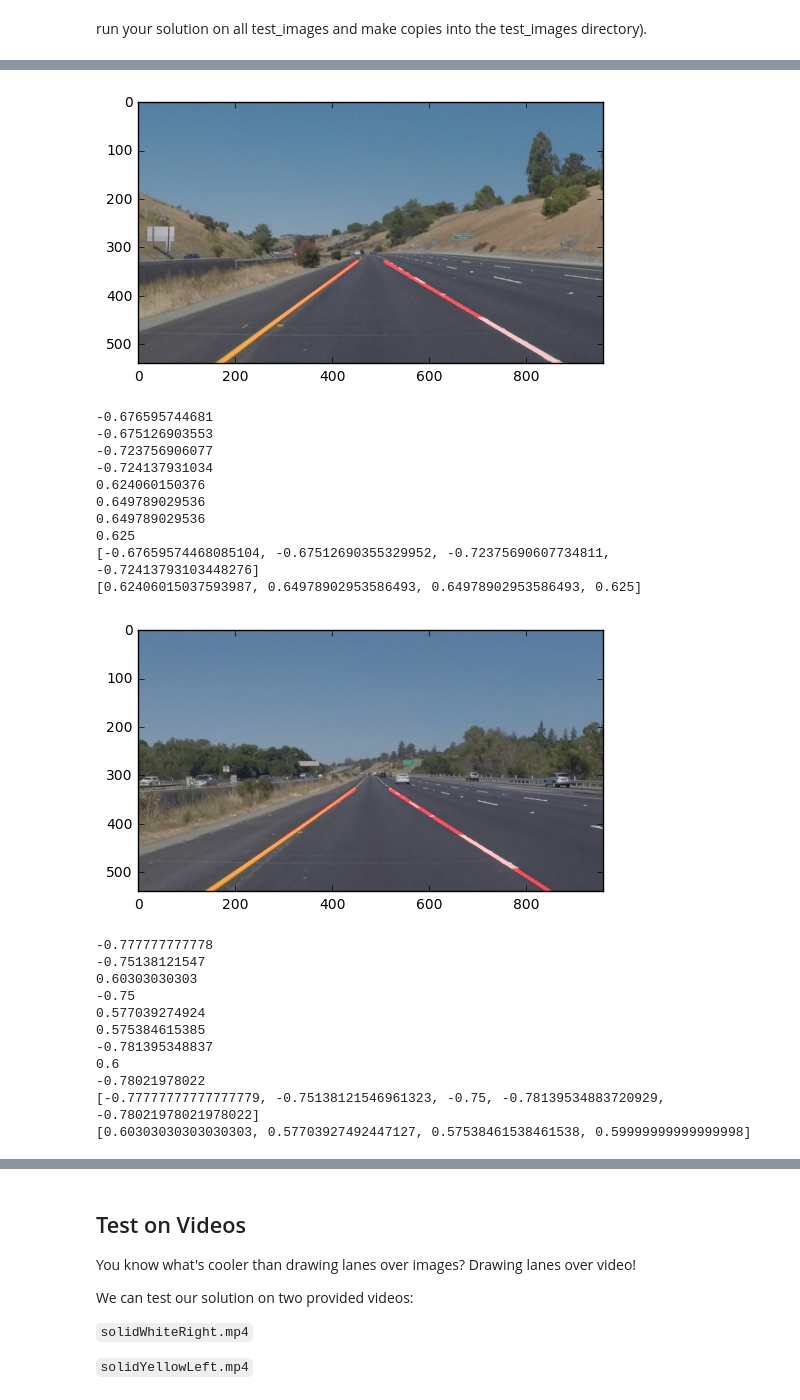
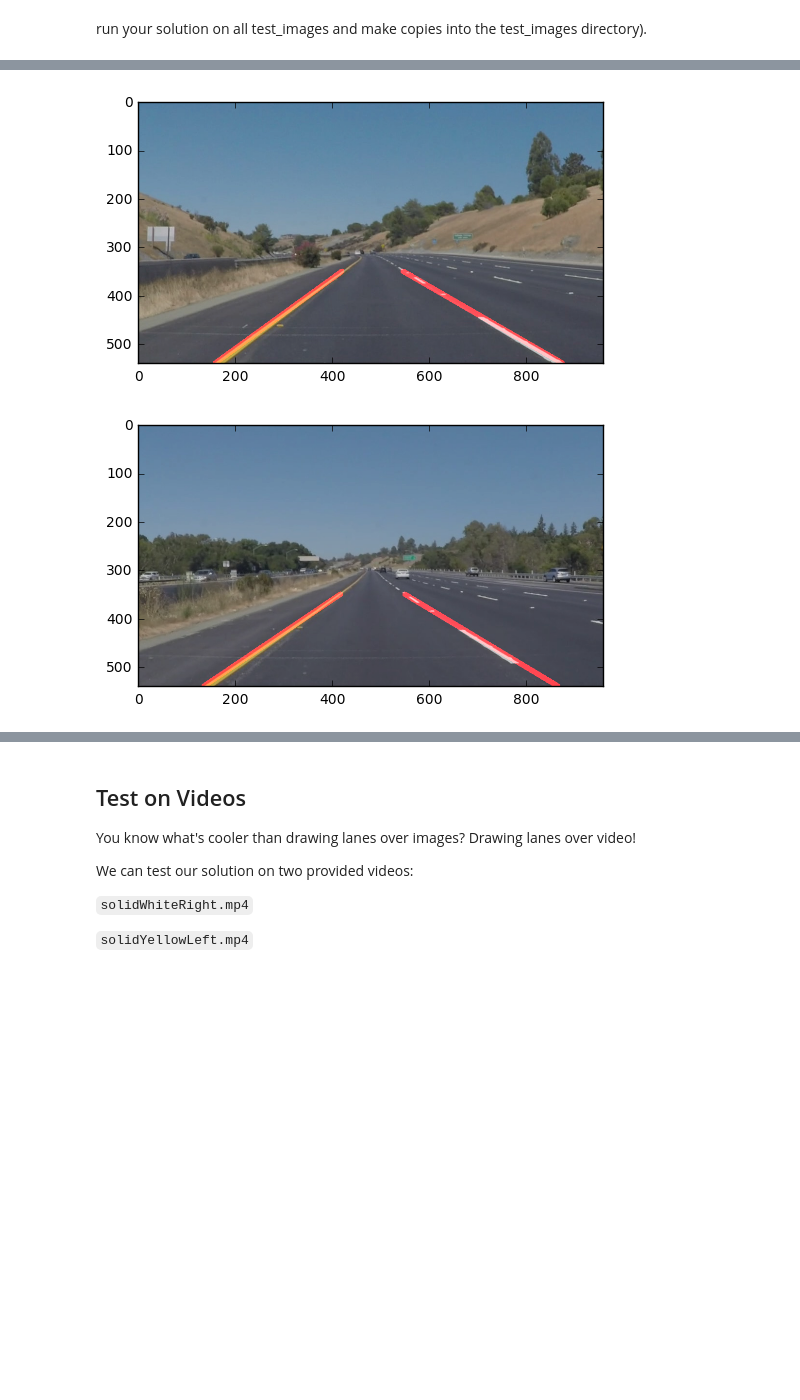
Before and after one commit to girishsk/CarND-LaneLines-P1, a Jupyter notebook: P1.ipynb, the cells around one changed output, grey strips where cells are left out. Saved outputs shown, nothing was run; the diff lists cells and outputs as text; code cells hidden in the pictures; blank space fills up the shorter version.

```diff
--- a/P1.ipynb
+++ b/P1.ipynb
@@ -217,29 +250,33 @@ run your solution on all test_images and make copies into the test_images direct
 # %%
 # TODO: Build your pipeline that will draw lane lines on the test_images
 # then save them to the test_images directory.
+debug = False
+import scipy.misc
+for image_str in images:
+    if(not image_str.startswith("marked")):
+        im_path = "test_images/"+image_str
+        image = mpimg.imread(im_path)
+        glb_slope_left = glb_slope_right = glb_intercept_left = glb_intercept_right = 0.0
 
-for im in images:
-    im_path = "test_images/"+im
-    image = mpimg.imread(im_path)
+        gray_image = gaussian_blur(grayscale(np.copy(image)),7)
+        canny_image = canny(gray_image,40,100)
+        imshape  = gray_image.shape
 
-    gray_image = gaussian_blur(grayscale(np.copy(image)),7)
-    canny_image = canny(gray_image,50,150)
-    imshape  = gray_image.shape
+        vertices = np.array([[(0,imshape[0]),(imshape[1]/2+30, imshape[0]/2+60), (imshape[1]/2+40, imshape[0]/2+60), (imshape[1],imshape[0])]], dtype=np.int32)
 
-    vertices = np.array([[(0,imshape[0]),(imshape[1]/2+30, imshape[0]/2+50), (imshape[1]/2+40, imshape[0]/2+50), (imshape[1],imshape[0])]], dtype=np.int32)
+        masked_image = region_of_interest(canny_image,vertices)
 
-    masked_image = region_of_interest(canny_image,vertices)
+        rho = 1
+        threshold = 50
+        min_line_len = 15
+        max_line_gap = 105
+        theta = np.pi/180
+        line_image = np.copy(image)*0
 
-    rho = 1
-    threshold = 50
-    min_line_len = 15
-    max_line_gap = 105
-    theta = np.pi/180
-    line_image = np.copy(image)*0
-
-    lines_img = hough_lines(masked_image, rho, theta, threshold, min_line_len, max_line_gap)
-    wt_image = weighted_img(lines_img,image)
-    plt.imshow(wt_image)
-    plt.show()
-    #TODO write to file.
+        lines_img,im = hough_lines(masked_image, rho, theta, threshold, min_line_len, max_line_gap)
+        wt_image = weighted_img(lines_img,image)
+        plt.imshow(wt_image)
+        plt.show()
+        out_path = "test_images/marked_"+image_str
+        scipy.misc.imsave(out_path, wt_image)
 # %% [output]
@@ -286,23 +286,2 @@ for im in images:
-[figure, old version]
+[figure, new version]
--0.676595744681
--0.675126903553
--0.723756906077
--0.724137931034
-0.624060150376
-0.649789029536
-0.649789029536
-0.625
-[-0.67659574468085104, -0.67512690355329952, -0.72375690607734811, -0.72413793103448276]
-[0.62406015037593987, 0.64978902953586493, 0.64978902953586493, 0.625]
-[figure, old version]
+[figure, new version]
--0.777777777778
--0.75138121547
-0.60303030303
--0.75
-0.577039274924
-0.575384615385
--0.781395348837
-0.6
--0.78021978022
-[-0.77777777777777779, -0.75138121546961323, -0.75, -0.78139534883720929, -0.78021978021978022]
-[0.60303030303030303, 0.57703927492447127, 0.57538461538461538, 0.59999999999999998]
```
Also changed, not shown: parts of 7 cells of this notebook, 10 other files.
